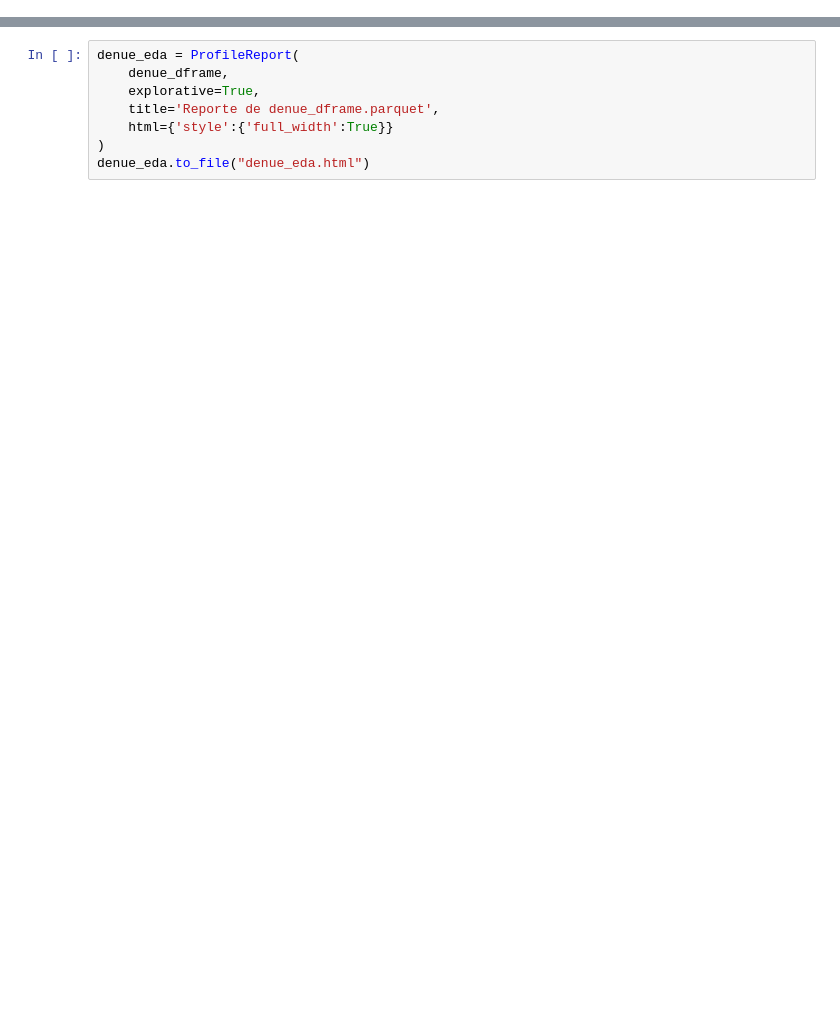
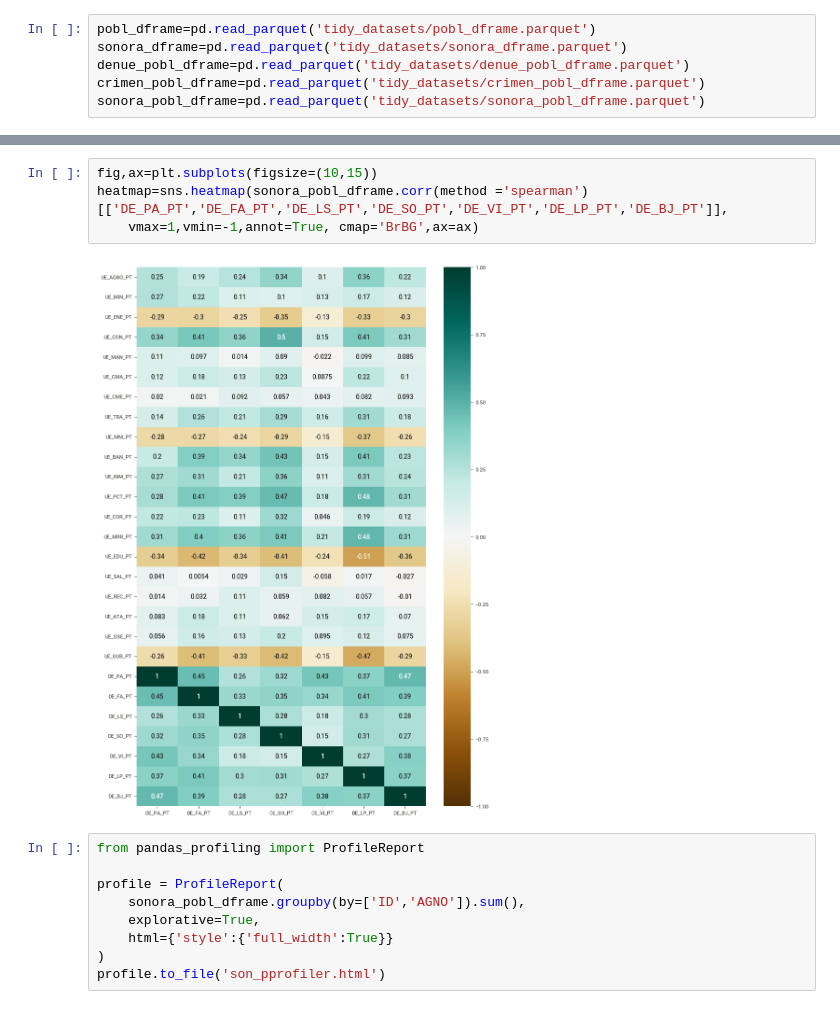
Before and after one commit to roglz/MCD_IC_P2, a Jupyter notebook: 2_analysis.ipynb, the cells around one changed output, grey strips where cells are left out. Cells and saved outputs as stored; diff of their text form; blank space fills up the shorter version.

```diff
--- a/2_analysis.ipynb
+++ b/2_analysis.ipynb
@@ -21,0 +8,6 @@ Length: 281, dtype: int64
+# %%
+pobl_dframe=pd.read_parquet('tidy_datasets/pobl_dframe.parquet')
+sonora_dframe=pd.read_parquet('tidy_datasets/sonora_dframe.parquet')
+denue_pobl_dframe=pd.read_parquet('tidy_datasets/denue_pobl_dframe.parquet')
+crimen_pobl_dframe=pd.read_parquet('tidy_datasets/crimen_pobl_dframe.parquet')
+sonora_pobl_dframe=pd.read_parquet('tidy_datasets/sonora_pobl_dframe.parquet')
@@ -22,8 +100,15 @@ Length: 281, dtype: int64
+# %%
+fig,ax=plt.subplots(figsize=(10,15))
+heatmap=sns.heatmap(sonora_pobl_dframe.corr(method ='spearman')[['DE_PA_PT','DE_FA_PT','DE_LS_PT','DE_SO_PT','DE_VI_PT','DE_LP_PT','DE_BJ_PT']],
+    vmax=1,vmin=-1,annot=True, cmap='BrBG',ax=ax)
+# %% [output]
+[figure, added]
 # %%
-denue_eda = ProfileReport(
-    denue_dframe,
+from pandas_profiling import ProfileReport
+
+profile = ProfileReport(
+    sonora_pobl_dframe.groupby(by=['ID','AGNO']).sum(),
     explorative=True,
-    title='Reporte de denue_dframe.parquet',
     html={'style':{'full_width':True}}
 )
-denue_eda.to_file("denue_eda.html")
+profile.to_file('son_pprofiler.html')
```
Also changed, not shown: parts of 15 cells of this notebook, 12 other files.
